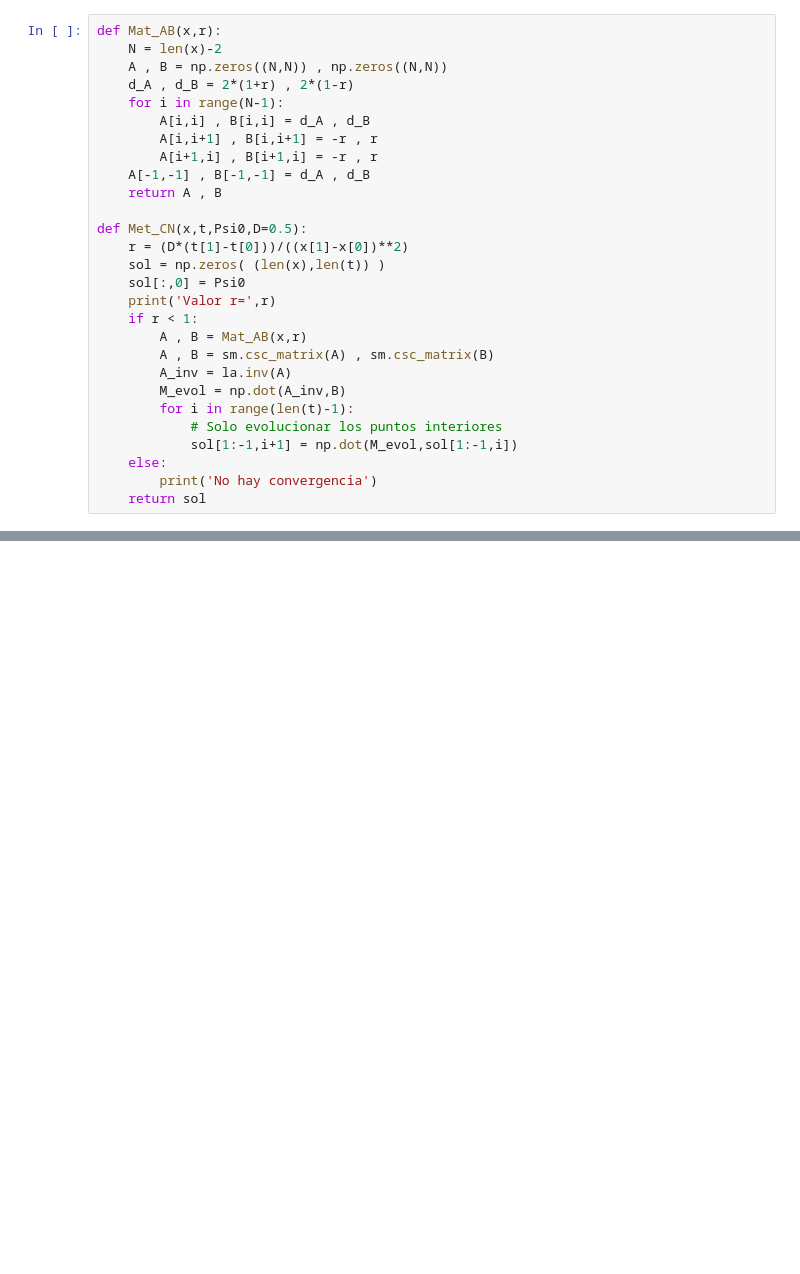
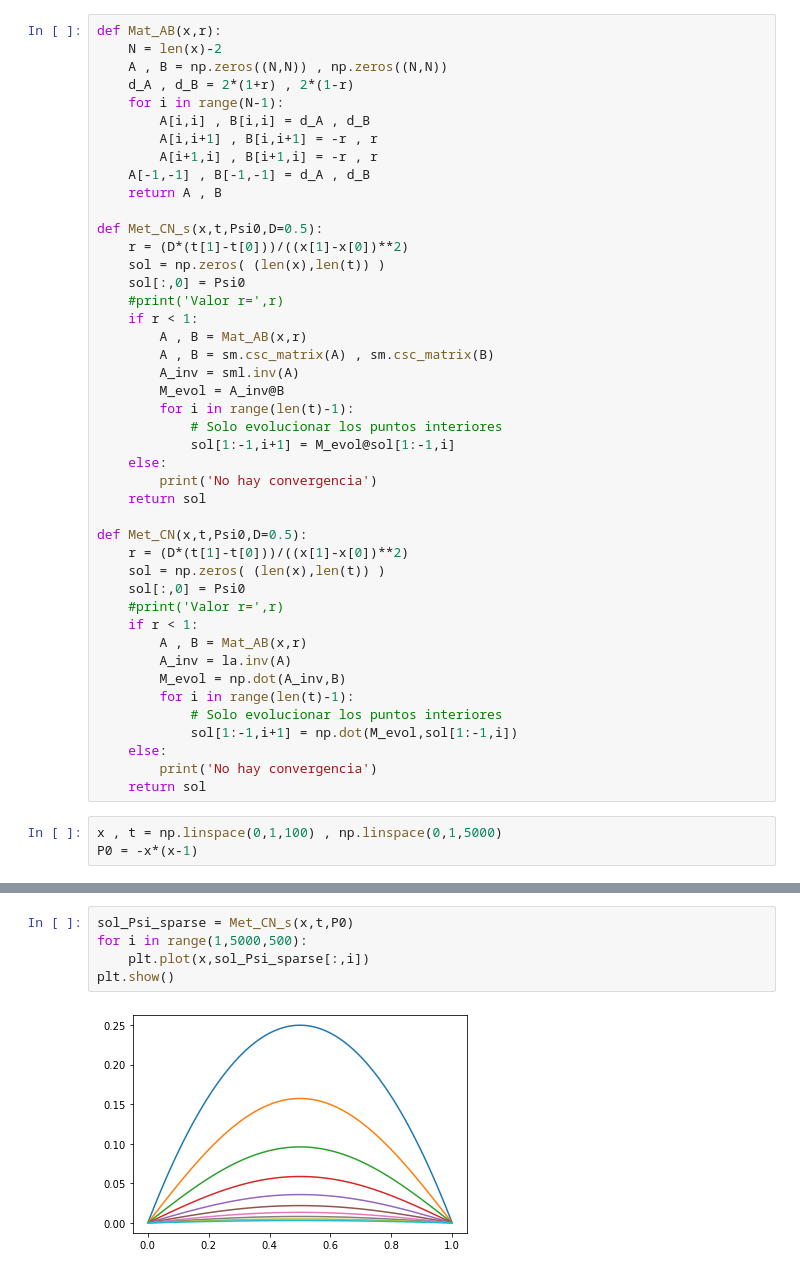
Before and after one commit to richmf/FisComp26-2, a Jupyter notebook: Metodo de CN sparse (Clase 21).ipynb, the cells around one changed output, grey strips where cells are left out. Drawn from its saved outputs; the diff is of its cells as text; blank space fills up the shorter version.

```diff
--- a/Metodo de CN sparse (Clase 21).ipynb
+++ b/Metodo de CN sparse (Clase 21).ipynb
@@ -17,14 +18,30 @@ def Mat_AB(x,r):
     A[-1,-1] , B[-1,-1] = d_A , d_B
     return A , B
 
+def Met_CN_s(x,t,Psi0,D=0.5):
+    r = (D*(t[1]-t[0]))/((x[1]-x[0])**2)
+    sol = np.zeros( (len(x),len(t)) )
+    sol[:,0] = Psi0
+    #print('Valor r=',r)
+    if r < 1:
+        A , B = Mat_AB(x,r)
+        A , B = sm.csc_matrix(A) , sm.csc_matrix(B)
+        A_inv = sml.inv(A)
+        M_evol = A_inv@B
+        for i in range(len(t)-1):
+            # Solo evolucionar los puntos interiores
+            sol[1:-1,i+1] = M_evol@sol[1:-1,i]
+    else:
+        print('No hay convergencia')
+    return sol
+
 def Met_CN(x,t,Psi0,D=0.5):
     r = (D*(t[1]-t[0]))/((x[1]-x[0])**2)
     sol = np.zeros( (len(x),len(t)) )
     sol[:,0] = Psi0
-    print('Valor r=',r)
+    #print('Valor r=',r)
     if r < 1:
         A , B = Mat_AB(x,r)
-        A , B = sm.csc_matrix(A) , sm.csc_matrix(B)
         A_inv = la.inv(A)
         M_evol = np.dot(A_inv,B)
         for i in range(len(t)-1):
@@ -33,3 +50,6 @@ def Met_CN(x,t,Psi0,D=0.5):
     else:
         print('No hay convergencia')
     return sol
+# %%
+x , t = np.linspace(0,1,100) , np.linspace(0,1,5000)
+P0 = -x*(x-1)
@@ -35,0 +61,7 @@ def Met_CN(x,t,Psi0,D=0.5):
+# %%
+sol_Psi_sparse = Met_CN_s(x,t,P0)
+for i in range(1,5000,500):
+    plt.plot(x,sol_Psi_sparse[:,i])
+plt.show()
+# %% [output]
+[figure, added]
```
Also changed, not shown: parts of 4 cells of this notebook, 2 other files.
